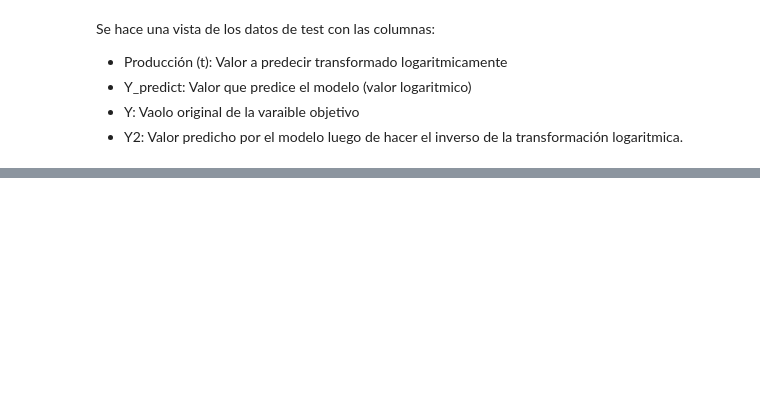
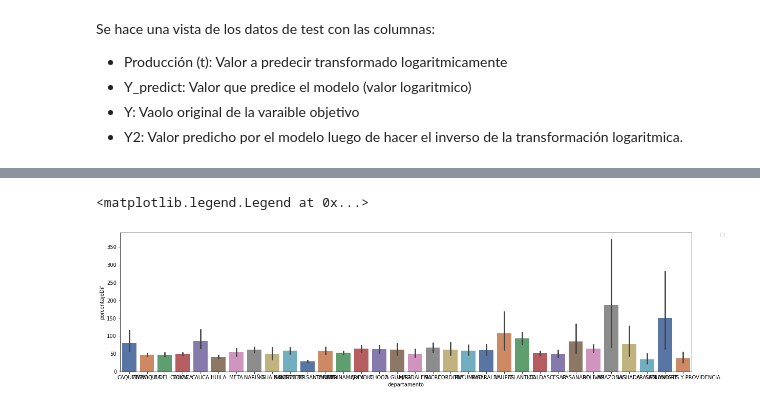
Before and after one commit to OscarBosigas/Proyecto-Final-Ciencia-de-Datos-Aplicada, a Jupyter notebook: Entrega3/notebooks/Construcción_Modelo_Final_con_Pipeline.ipynb, the cells around one changed output, grey strips where cells are left out. Cells and saved outputs as stored; diff of their text form; code cells hidden in the pictures; blank space fills up the shorter version.

```diff
--- a/Entrega3/notebooks/Construcción_Modelo_Final_con_Pipeline.ipynb
+++ b/Entrega3/notebooks/Construcción_Modelo_Final_con_Pipeline.ipynb
@@ -345,0 +234,10 @@ ValueError: continuous is not supported
+# %%
+param_grid2 = [
+    {
+        'regressor': [RandomForestRegressor()],
+        'regressor__n_estimators':[100,200,500],
+        'regressor__max_depth': [None,1,3],
+    }
+]
+# %%
+grid2 = GridSearchCV(estimator = pipeline, param_grid = param_grid2, scoring = ['r2', 'neg_mean_absolute_percentage_error'], n_jobs = -1, refit = 'r2', cv = 2, return_train_score = True, verbose = 2)
@@ -428,3 +336,8 @@ Feature names seen at fit time, yet now missing:
 # %%
 #Se guarda copia de la tabla de test con sus predicciones.
 df2.to_csv("/content/drive/MyDrive/BestModelRF/prediccionesRF.csv")
+# %%
+def x(a,b):
+    return abs(a - b)
+
+df2['DiferenciaY-Y2']  = df2.apply(lambda f: x(f['Y'],f['Y2']), axis=1)
@@ -430,0 +392,5 @@ df2.to_csv("/content/drive/MyDrive/BestModelRF/prediccionesRF.csv")
+# %%
+def percentage(a,b):
+    return ((a/b)*100)
+
+df2['porcentajeDif'] = df2.apply(lambda f: percentage(f['DiferenciaY-Y2'],f['Y']), axis=1)
@@ -430,0 +418,5 @@ df2.to_csv("/content/drive/MyDrive/BestModelRF/prediccionesRF.csv")
+# %%
+fig, ax = plt.subplots(figsize=(20, 5))
+sns.barplot(data=df2, x="departamento", y="porcentajeDif", palette="deep")
+plt.legend(bbox_to_anchor=(1.05, 1), loc=2, borderaxespad=0.)
+# %% [output]
@@ -430,0 +424,2 @@ df2.to_csv("/content/drive/MyDrive/BestModelRF/prediccionesRF.csv")
+<matplotlib.legend.Legend at 0x...>
+[figure, added]
```
Also changed, not shown: parts of 25 cells of this notebook.
